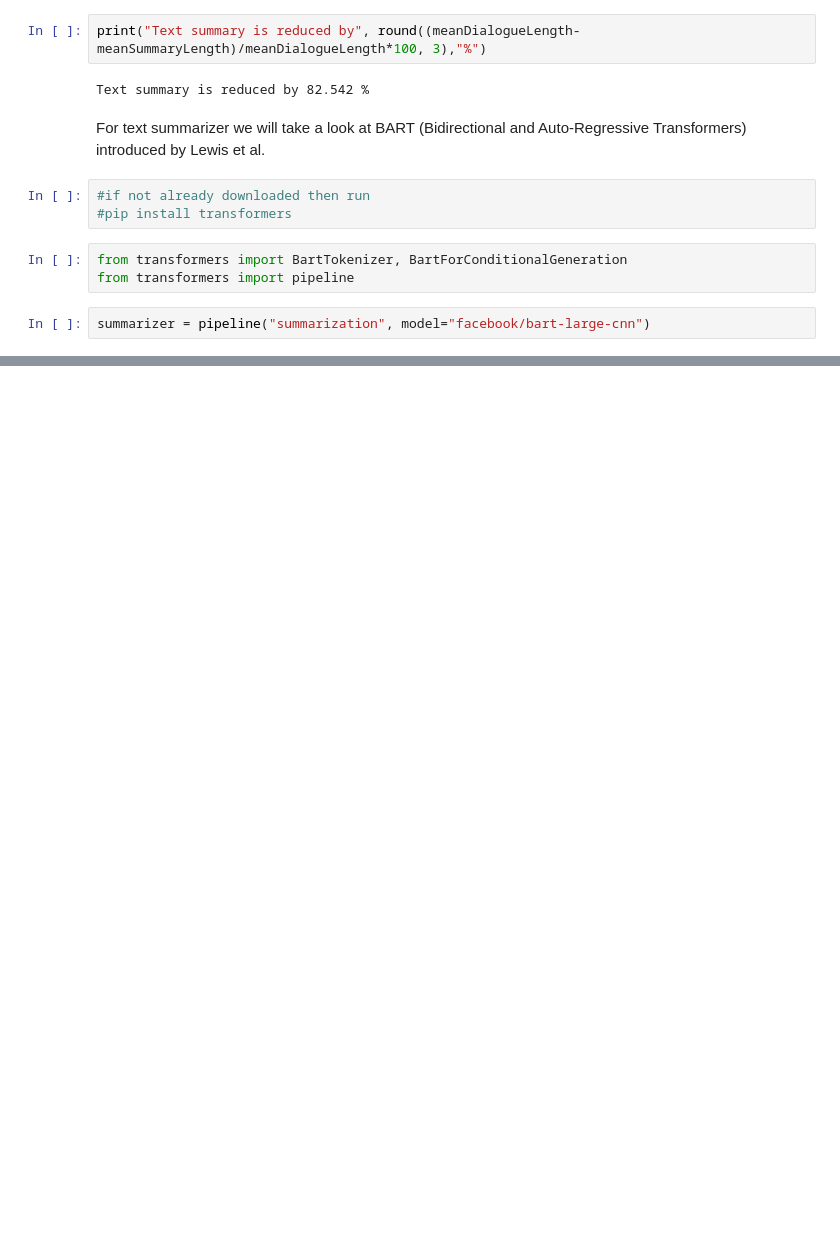
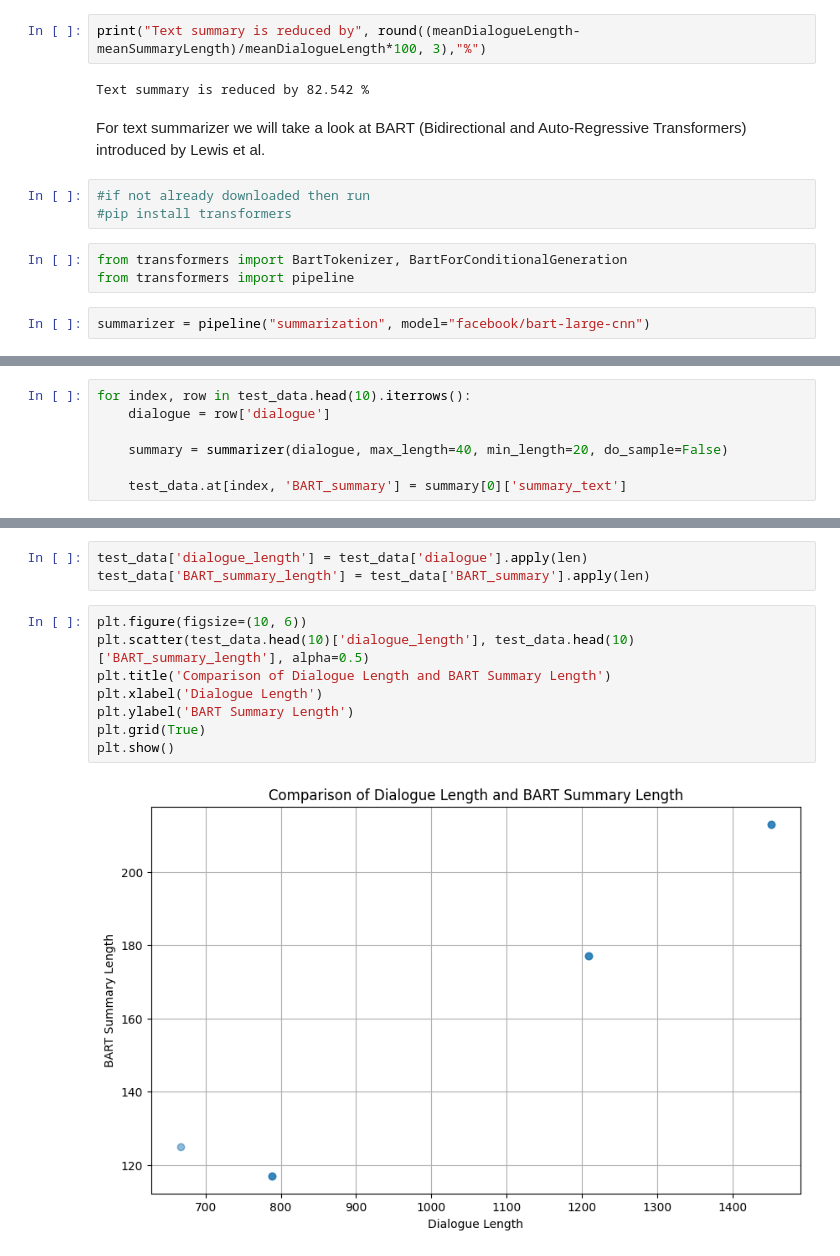
Before and after one commit to SnowScriptWinterOfCode/ML-Models, a Jupyter notebook: Text Summarizer Model/model/model.ipynb, the cells around one changed output, grey strips where cells are left out. Drawn from its saved outputs; the diff is of its cells as text; blank space fills up the shorter version.

Commit message:
added images and final code

```diff
--- a/Text Summarizer Model/model/model.ipynb
+++ b/Text Summarizer Model/model/model.ipynb
@@ -122,0 +139,7 @@ NameError: name 'train_data' is not defined
+# %%
+for index, row in test_data.head(10).iterrows():
+    dialogue = row['dialogue']
+
+    summary = summarizer(dialogue, max_length=40, min_length=20, do_sample=False)
+
+    test_data.at[index, 'BART_summary'] = summary[0]['summary_text']
@@ -122,0 +160,13 @@ NameError: name 'train_data' is not defined
+# %%
+test_data['dialogue_length'] = test_data['dialogue'].apply(len)
+test_data['BART_summary_length'] = test_data['BART_summary'].apply(len)
+# %%
+plt.figure(figsize=(10, 6))
+plt.scatter(test_data.head(10)['dialogue_length'], test_data.head(10)['BART_summary_length'], alpha=0.5)
+plt.title('Comparison of Dialogue Length and BART Summary Length')
+plt.xlabel('Dialogue Length')
+plt.ylabel('BART Summary Length')
+plt.grid(True)
+plt.show()
+# %% [output]
+[figure, added]
```
Also changed, not shown: parts of 3 cells of this notebook, 6 other files.
